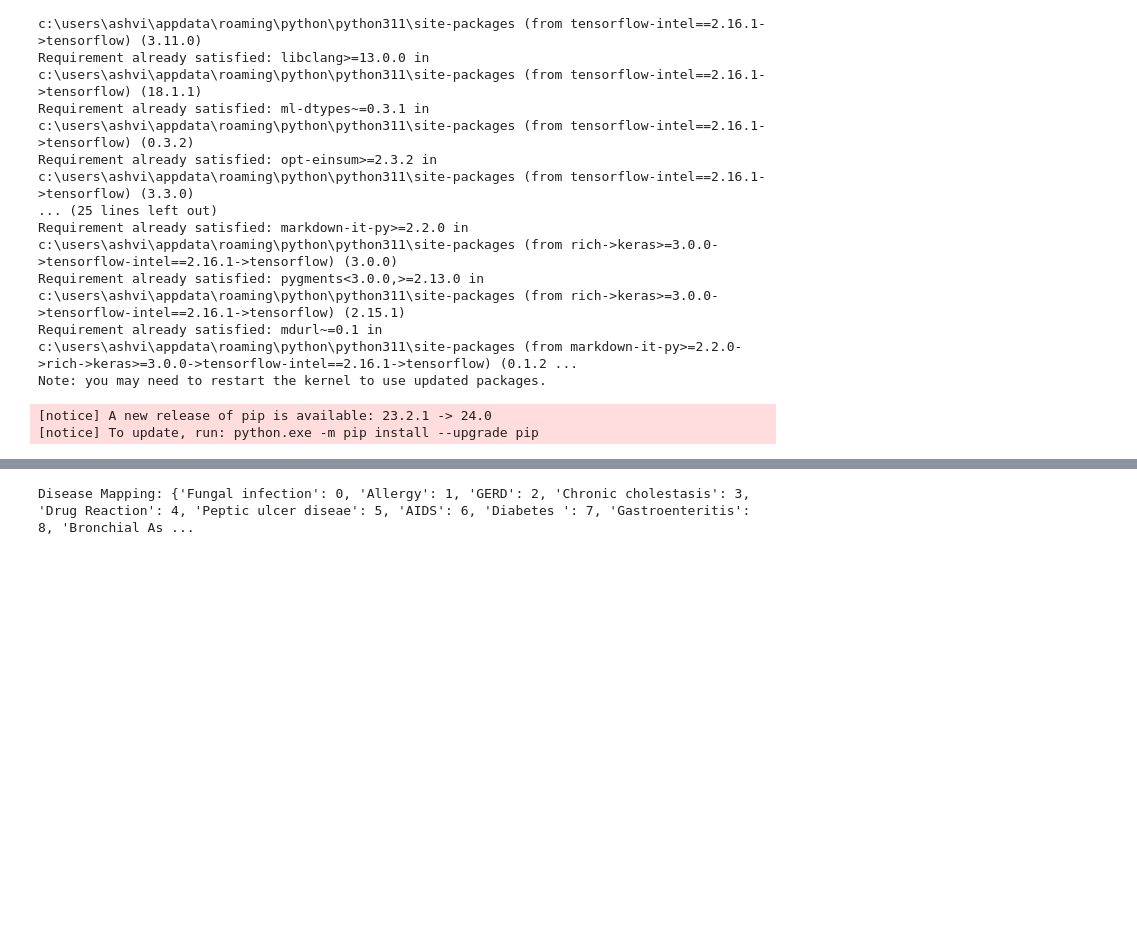
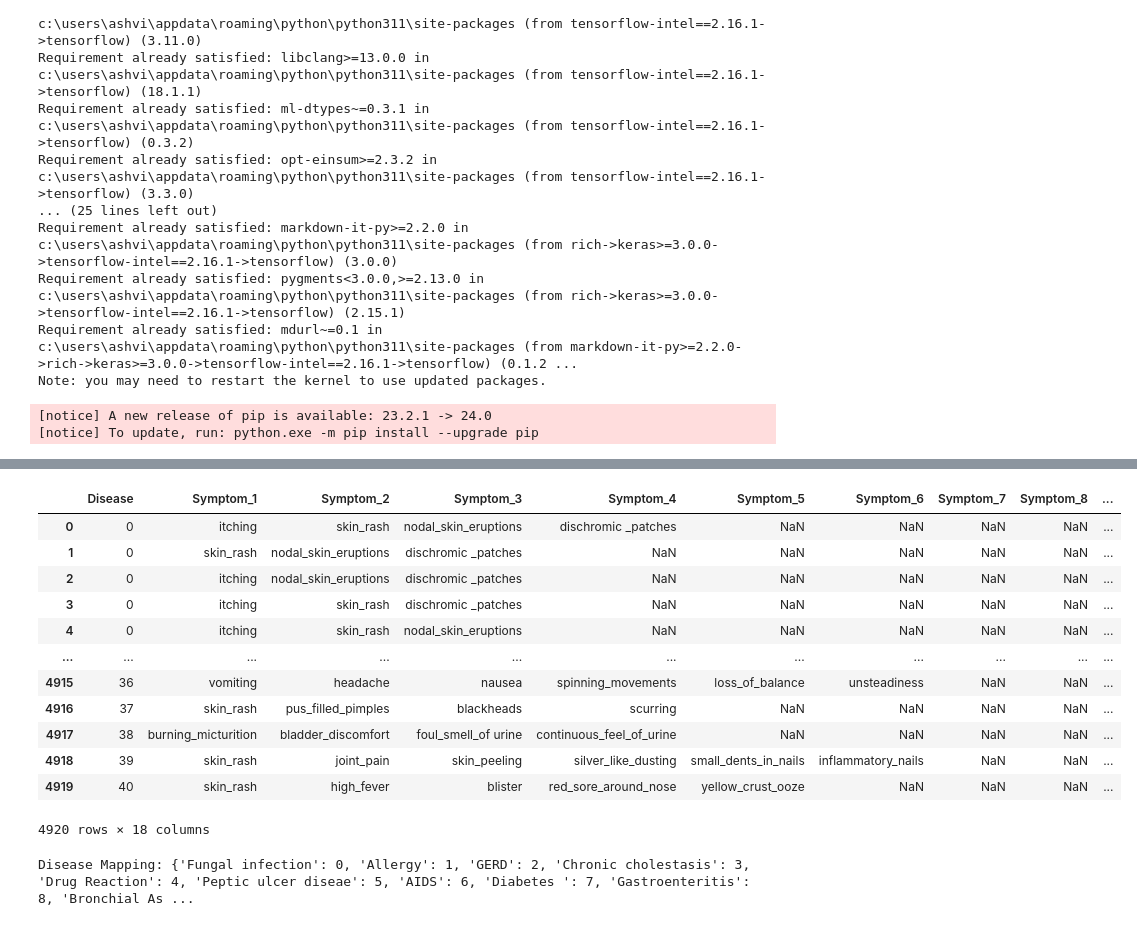
Before and after one commit to BlackHorseFTW/Early_Disease_Detection_NLP_Model, a Jupyter notebook: EDD_Final.ipynb, the cells around one changed output, grey strips where cells are left out. Cells and saved outputs as stored; diff of their text form; code cells hidden in the pictures; blank space fills up the shorter version.

```diff
--- a/EDD_Final.ipynb
+++ b/EDD_Final.ipynb
@@ -52 +70,20 @@ from sklearn.model_selection import train_test_split
+# %%
+# Create a dictionary to map diseases to numbers
+disease_mapping = {disease: idx for idx, disease in enumerate(df['Disease'].unique())}
+df['Disease'] = df['Disease'].map(disease_mapping)
+df
+# %% [output]
+|  | Disease | Symptom_1 | Symptom_2 | Symptom_3 | Symptom_4 | Symptom_5 | Symptom_6 | Symptom_7 | Symptom_8 | ... |
+| 0 | 0 | itching | skin_rash | nodal_skin_eruptions | dischromic _patches | NaN | NaN | NaN | NaN | ... |
+| 1 | 0 | skin_rash | nodal_skin_eruptions | dischromic _patches | NaN | NaN | NaN | NaN | NaN | ... |
+| 2 | 0 | itching | nodal_skin_eruptions | dischromic _patches | NaN | NaN | NaN | NaN | NaN | ... |
+| 3 | 0 | itching | skin_rash | dischromic _patches | NaN | NaN | NaN | NaN | NaN | ... |
+| 4 | 0 | itching | skin_rash | nodal_skin_eruptions | NaN | NaN | NaN | NaN | NaN | ... |
+| ... | ... | ... | ... | ... | ... | ... | ... | ... | ... | ... |
+| 4915 | 36 | vomiting | headache | nausea | spinning_movements | loss_of_balance | unsteadiness | NaN | NaN | ... |
+| 4916 | 37 | skin_rash | pus_filled_pimples | blackheads | scurring | NaN | NaN | NaN | NaN | ... |
+| 4917 | 38 | burning_micturition | bladder_discomfort | foul_smell_of urine | continuous_feel_of_urine | NaN | NaN | NaN | NaN | ... |
+| 4918 | 39 | skin_rash | joint_pain | skin_peeling | silver_like_dusting | small_dents_in_nails | inflammatory_nails | NaN | NaN | ... |
+| 4919 | 40 | skin_rash | high_fever | blister | red_sore_around_nose | yellow_crust_ooze | NaN | NaN | NaN | ... |
+4920 rows × 18 columns
 # %%
```
Also changed, not shown: parts of 6 cells of this notebook.
